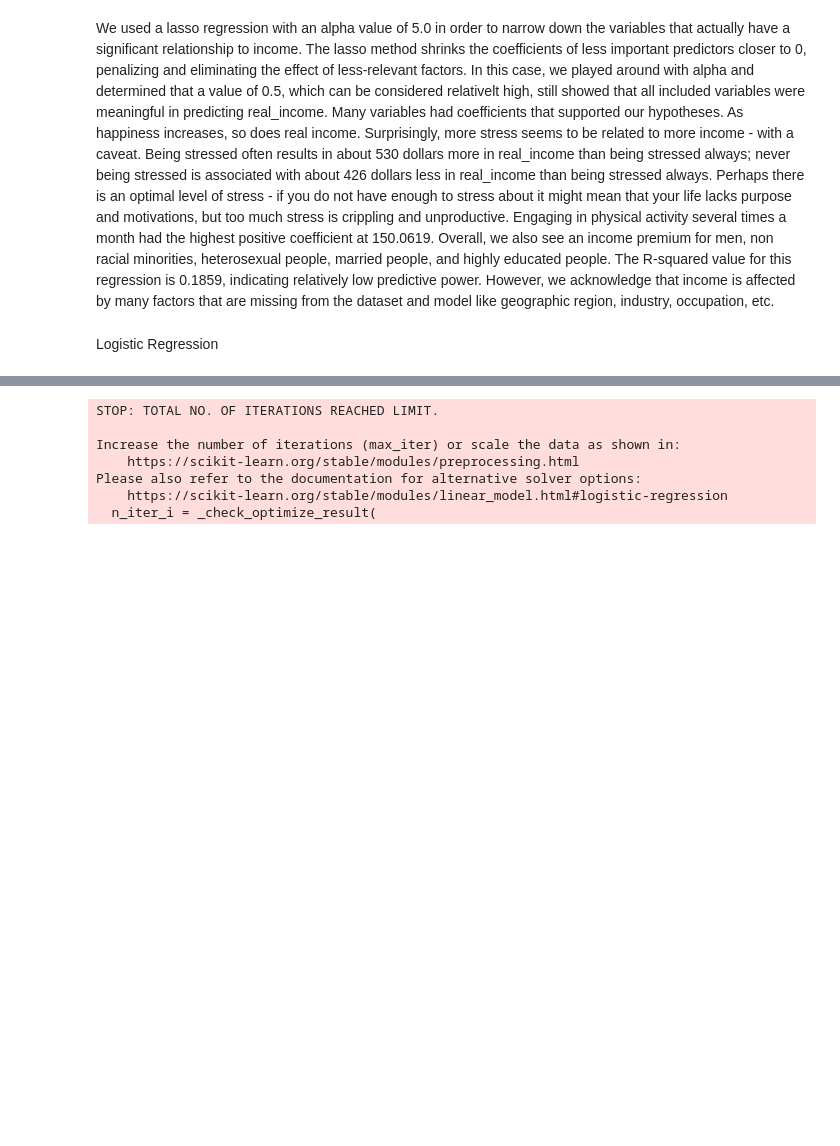
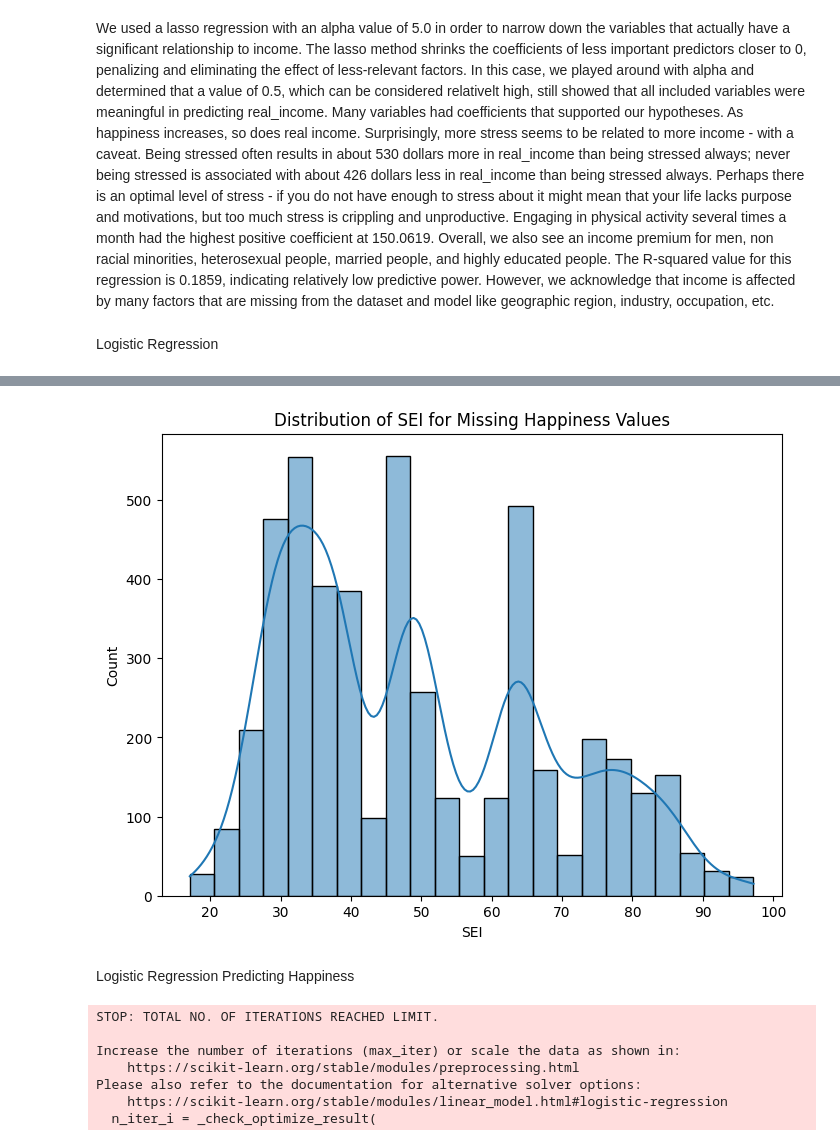
Before and after one commit to fwx5ax/Final-Project-DS3001, a Jupyter notebook: Project.ipynb, the cells around one changed output, grey strips where cells are left out. Saved outputs shown, nothing was run; the diff lists cells and outputs as text; code cells hidden in the pictures; blank space fills up the shorter version.

```diff
--- a/Project.ipynb
+++ b/Project.ipynb
@@ -778,3 +778,22 @@ Next, we wanted to use a logistic regression model to predict happiness using a
+# %%
+# "missing" happiness is associated with lower SEI
+if 'missing' in gss['happy'].unique():
+  # Filter for 'happy' == 'missing'
+  gss_missing_happy = gss[gss['happy'] == 'missing']
+
+  # Distribution of 'sei' for those with 'happy' == 'missing'
+  plt.figure(figsize=(8, 6))
+  sns.histplot(gss_missing_happy['sei'], kde=True)
+  plt.title('Distribution of SEI for Missing Happiness Values')
+  plt.xlabel('SEI')
+  plt.ylabel('Count')
+  plt.show()
+else:
+  print("'missing' value not found in the 'happy' column.")
+# %% [output]
+[figure, added]
+# %% [markdown]
+Logistic Regression Predicting Happiness
 # %%
 import pandas as pd
 from sklearn.linear_model import LogisticRegression
```
Also changed, not shown: parts of 7 cells of this notebook.
